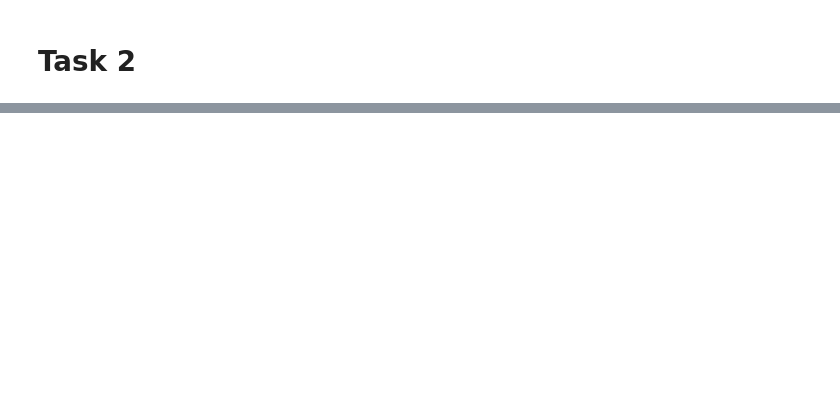
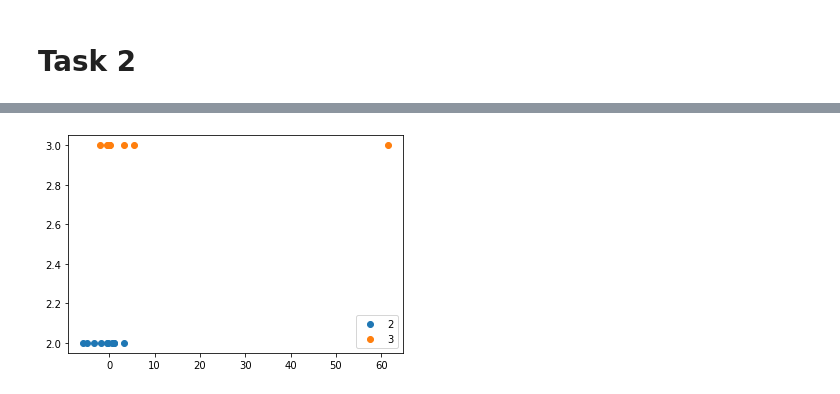
Before and after one commit to pranavkrishna1908/ImageAnalysis, a Jupyter notebook: lab2_final_version.ipynb, the cells around one changed output, grey strips where cells are left out. Cells and saved outputs as stored; diff of their text form; code cells hidden in the pictures; blank space fills up the shorter version.

```diff
--- a/lab2_final_version.ipynb
+++ b/lab2_final_version.ipynb
@@ -647,0 +487,10 @@ np.std(features_3[:,0])
+# %%
+compacity_2 = features_2[:,1]**2/ features_2[:,0]
+compacity_3 = features_3[:,1]**2/ features_3[:,0]
+
+plt.scatter(compacity_2,np.repeat(2, len(compacity_2)),label='2')
+plt.scatter(compacity_3,np.repeat(3, len(compacity_2)),label='3')
+plt.legend()
+plt.show()
+# %% [output]
+[figure, added]
```
Also changed, not shown: parts of 30 cells of this notebook.
